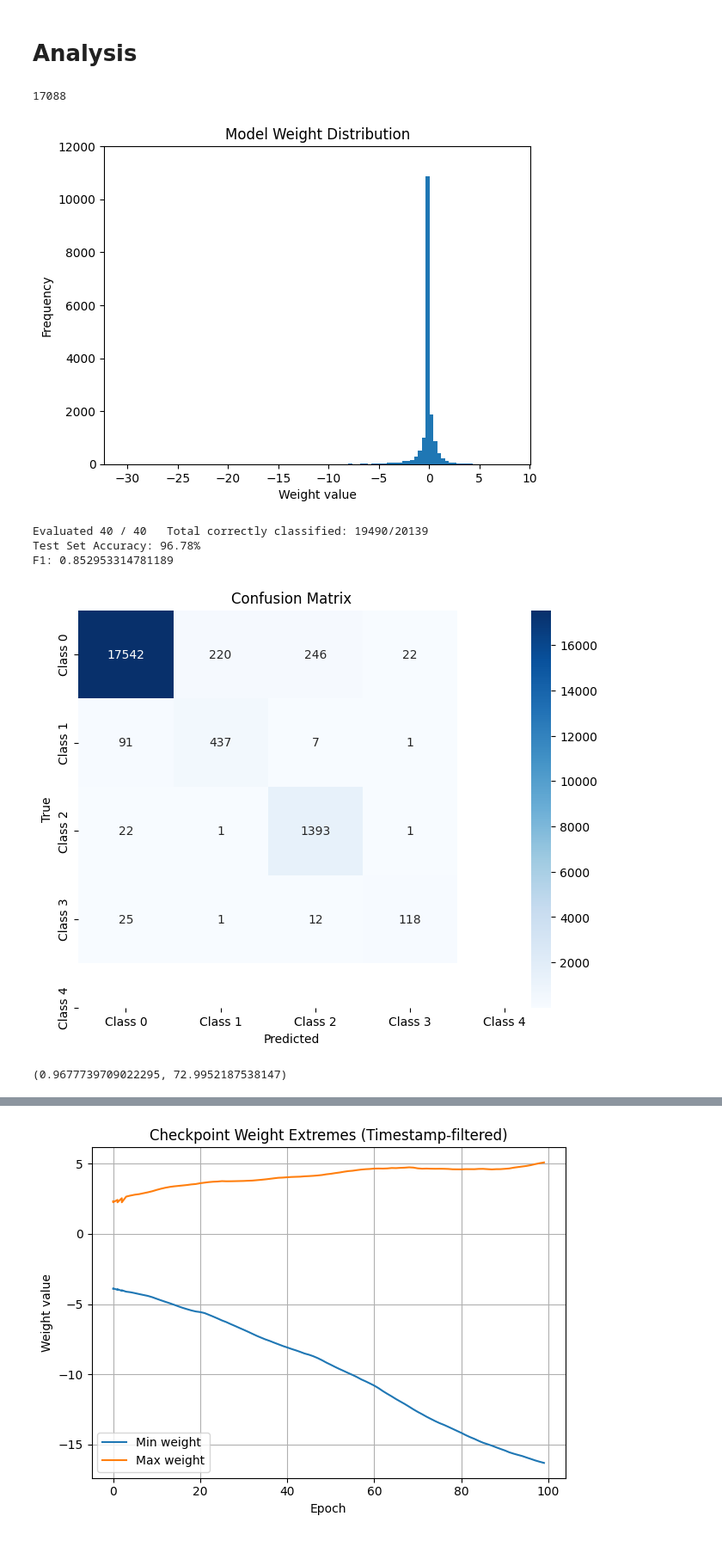
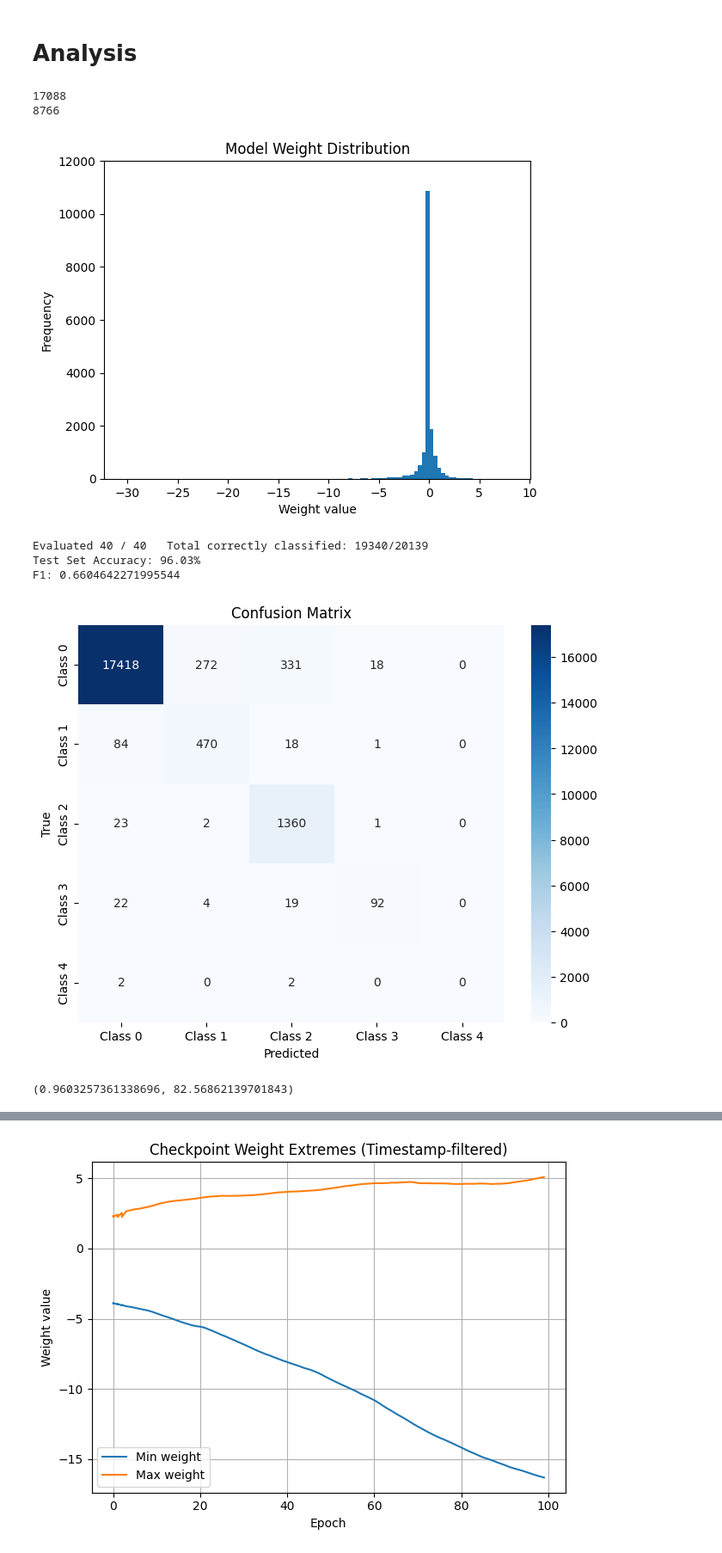
Before and after one commit to luke-li-2003/snnHeart, a Jupyter notebook: snnHeart.ipynb, the cells around one changed output, grey strips where cells are left out. Shown at 86% size. Saved outputs shown, nothing was run; the diff lists cells and outputs as text; code cells hidden in the pictures.

```diff
--- a/snnHeart.ipynb
+++ b/snnHeart.ipynb
@@ -581,6 +584,10 @@ class SNN_Big(nn.Module):
         # Network Architecture
         num_inputs = num_inputs_p
         num_outputs = 5 # five classes
+
+        self.tally = 0
+        self.total = 0
+        self.enableTally = False
 
         # Initialize layers
         self.fc1 = nn.Linear(num_inputs, 64, bias=False)
@@ -674,6 +681,12 @@ class SNN_Big(nn.Module):
             memx_rec.append(mem4)
 
 
+            if (self.enableTally):
+                self.tally += spk1.sum()
+                self.tally += spk2.sum()
+                self.tally += spk3.sum()
+                self.tally += spk4.sum()
+
             if (hidden):
                 mem1_rec.append(mem1)
 
@@ -1174,6 +1187,8 @@ def plot_weight_histogram(model, bins=100, title="Model Weight Distribution"):
 
     weights = torch.cat(weights).numpy()
     print(len(weights))
+    num_zeros = (weights == 0).sum()
+    print(num_zeros)        # tensor(3)
 
     plt.figure()
     plt.hist(weights, bins=bins)
@@ -1205,35 +1220,38 @@ def plot_weight_histograms_per_layer(model, bins=100):
         plt.show()
 
 
-hyper = hyperList[0]
-net = hyper[0](hyper[1], hyper[2], hyper[3], 6).to(device)
+net = SNN_Big(0.9375, 16, 10, 6).to(device)
 net.load_state_dict(torch.load("cps/net_premier.pth"))
-#net.load_state_dict(torch.load("cps/net_weights_epoch_3299_100.pth"))
+#clamp_model_weights(net, min_val=-8.0, max_val=8.0)
+net.quant_mode()
+net.enableTally = True
+net.fbits = 8
 plot_weight_histogram(net)
 #plot_weight_histograms_per_layer(net)
 # %% [output]
 17088
+8766
 [figure]
 # %%
 def clamp_model_weights(model, min_val, max_val):
     with torch.no_grad():
         for param in model.parameters():
             param.clamp_(min_val, max_val)
 #net.load_state_dict(torch.load("net_weights_epoch_71_1769715119.pth"))
 #evaluate(net, (0, windowSize), test_loader, False)
-hyper = hyperList[0]
-net = SNN_Big(0.9375, 17, 11, 6).to(device)
+net = SNN_Big(0.9375, 16, 10, 6).to(device)
 
 net.load_state_dict(torch.load("cps/net_premier.pth"))
 #clamp_model_weights(net, min_val=-8.0, max_val=8.0)
 net.quant_mode()
+net.enableTally = True
 net.fbits = 8
 evaluate(net, (0, windowSize), test_loader, False)
 # %% [output]
-Evaluated 40 / 40   Total correctly classified: 19490/20139
-Test Set Accuracy: 96.78%
-F1: 0.852953314781189
+Evaluated 40 / 40   Total correctly classified: 19340/20139
+Test Set Accuracy: 96.03%
+F1: 0.6604642271995544
-[figure, old version]
+[figure, new version]
-(0.9677739709022295, 72.9952187538147)
+(0.9603257361338696, 82.56862139701843)
 # %%
 net.tally / test_size / 290
```
Also changed, not shown: parts of 3 cells of this notebook, 13 other files.
